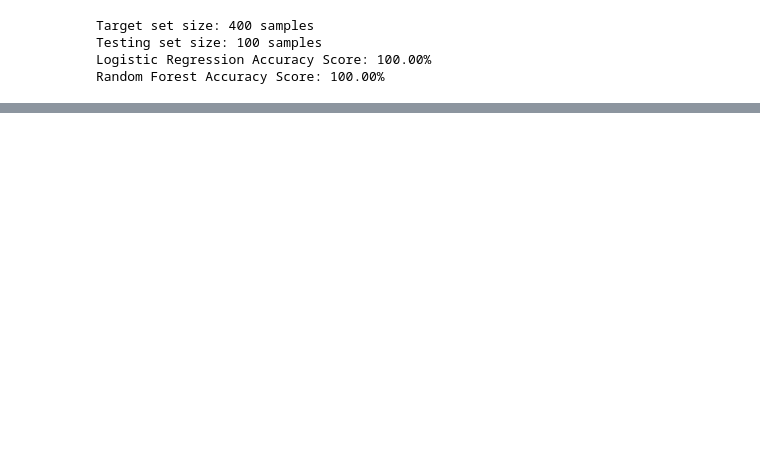
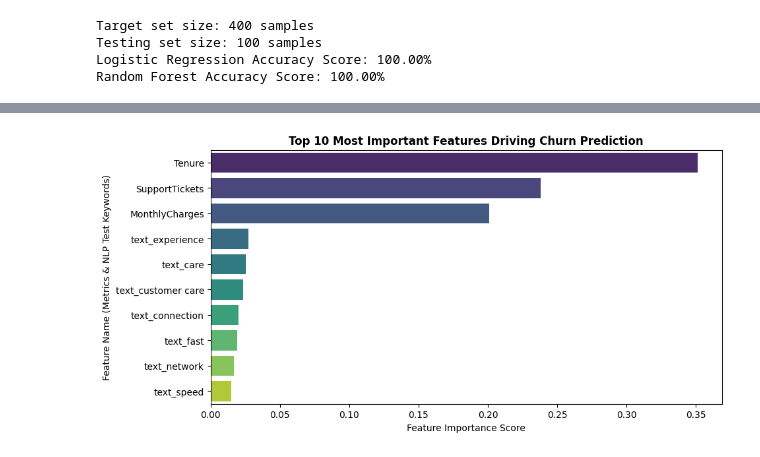
Before and after one commit to Pratham1845/Aiml-training, a Jupyter notebook: customer_churn_prediction.ipynb, the cells around one changed output, grey strips where cells are left out. Saved outputs shown, nothing was run; the diff lists cells and outputs as text; code cells hidden in the pictures; blank space fills up the shorter version.

```diff
--- a/customer_churn_prediction.ipynb
+++ b/customer_churn_prediction.ipynb
@@ -178,0 +195,13 @@ Random Forest Accuracy Score: 100.00%
+# %%
+#Feature importace
+feature_importances=pd.Series(model_rf.feature_importances_,index=x.columns)
+top_features=feature_importances.sort_values(ascending=False).head(10)
+
+plt.figure(figsize=(10,5))
+sns.barplot(x=top_features.values,y=top_features.index,palette='viridis')
+plt.title("Top 10 Most Important Features Driving Churn Prediction",fontsize=12,fontweight='bold')
+plt.xlabel('Feature Importance Score')
+plt.ylabel('Feature Name (Metrics & NLP Test Keywords)')
+plt.show()
+# %% [output]
+[figure, added]
```
Also changed, not shown: parts of 5 cells of this notebook.
